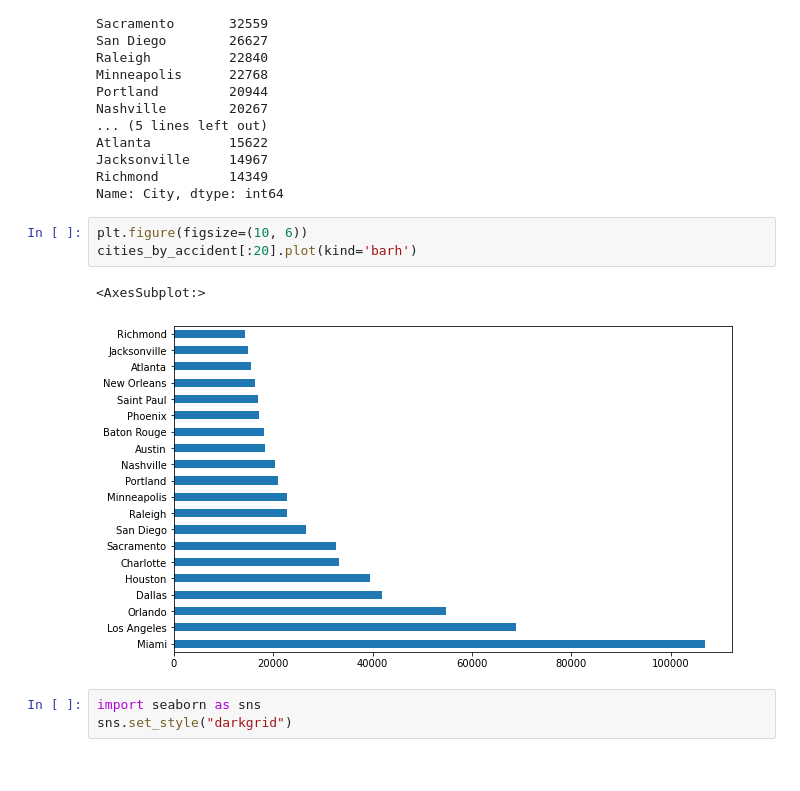
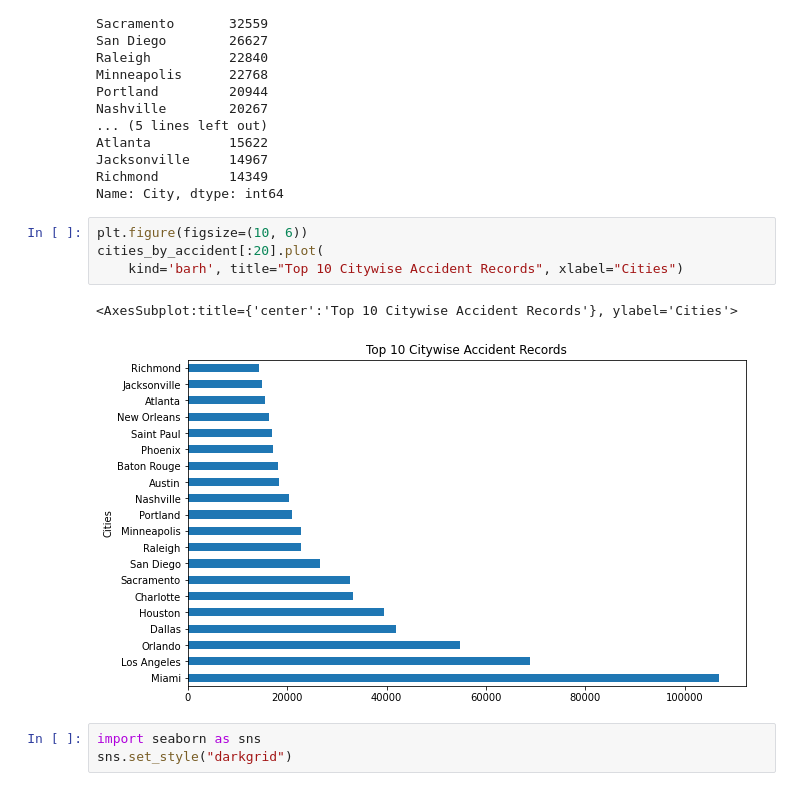
Before and after one commit to P-M-Balaji/DataAnalyticsProjects, a Jupyter notebook: US_AccidentsAnalysis/us-accidents-analysis.ipynb, the cells around one changed output. Cells and saved outputs as stored; diff of their text form.

```diff
--- a/US_AccidentsAnalysis/us-accidents-analysis.ipynb
+++ b/US_AccidentsAnalysis/us-accidents-analysis.ipynb
@@ -267,10 +267,11 @@ Richmond         14349
 Name: City, dtype: int64
 # %%
 plt.figure(figsize=(10, 6))
-cities_by_accident[:20].plot(kind='barh')
+cities_by_accident[:20].plot(
+    kind='barh', title="Top 10 Citywise Accident Records", xlabel="Cities")
 # %% [output]
-<AxesSubplot:>
+<AxesSubplot:title={'center':'Top 10 Citywise Accident Records'}, ylabel='Cities'>
-[figure, old version]
+[figure, new version]
 # %%
 import seaborn as sns
 sns.set_style("darkgrid")
```
Also changed, not shown: parts of 27 cells of this notebook.
